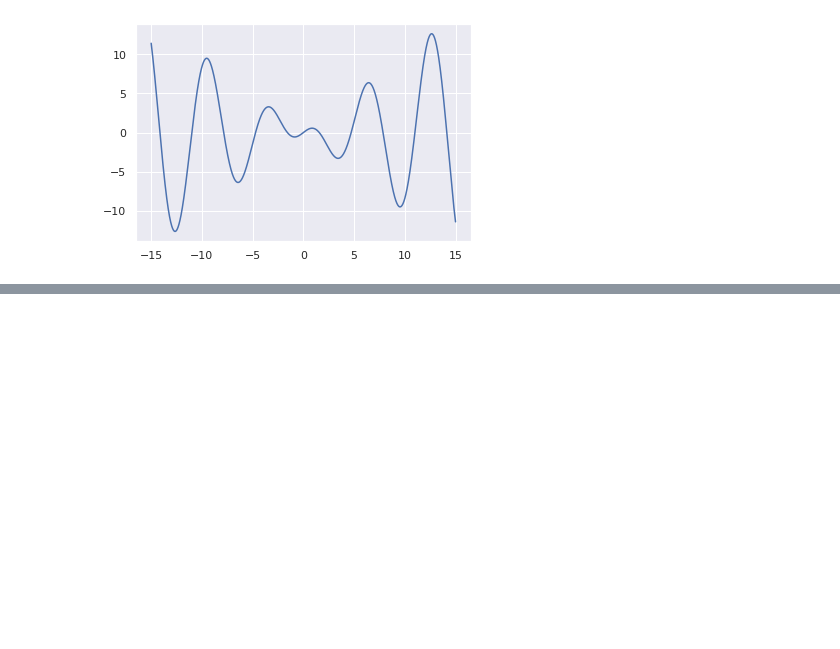
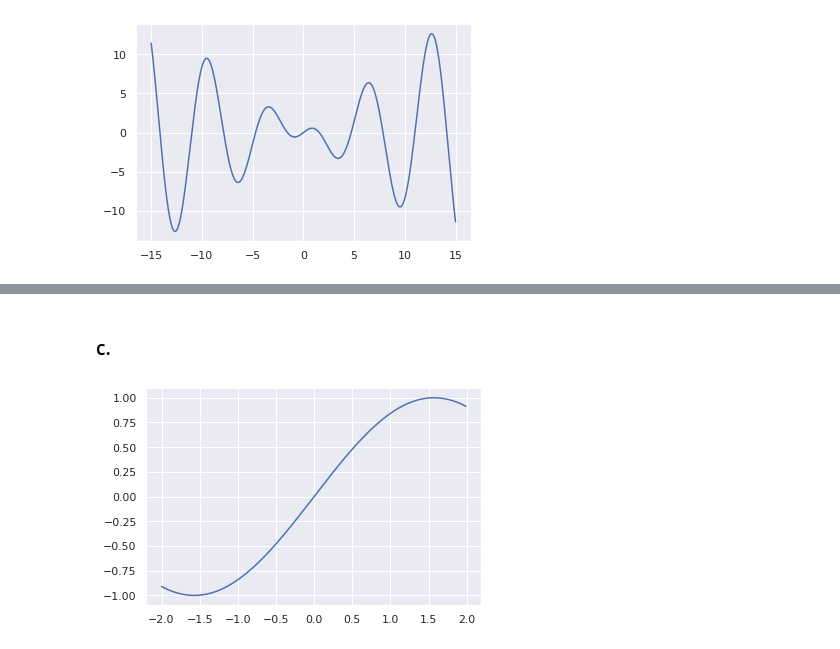
Before and after one commit to IamFode/matematicas, a Jupyter notebook: calculo/george_thomas/python/ej_de_practica.ipynb, the cells around one changed output, grey strips where cells are left out. Saved outputs shown, nothing was run; the diff lists cells and outputs as text; code cells hidden in the pictures; blank space fills up the shorter version.

```diff
--- a/calculo/george_thomas/python/ej_de_practica.ipynb
+++ b/calculo/george_thomas/python/ej_de_practica.ipynb
@@ -89,0 +101,9 @@ plt.show()
+# %% [markdown]
+### c.
+# %%
+x = np.arange(-2,2,0.01)
+f = np.sin(x)
+plt.plot(x,f)
+plt.show()
+# %% [output]
+[figure, added]
```
Also changed, not shown: parts of 4 cells of this notebook, 7 other files.
